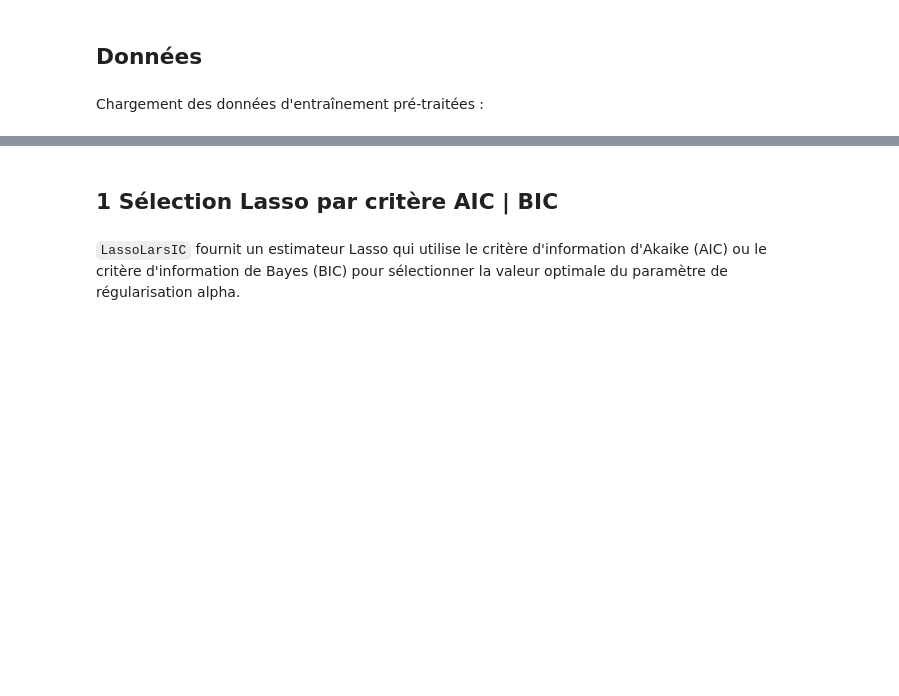
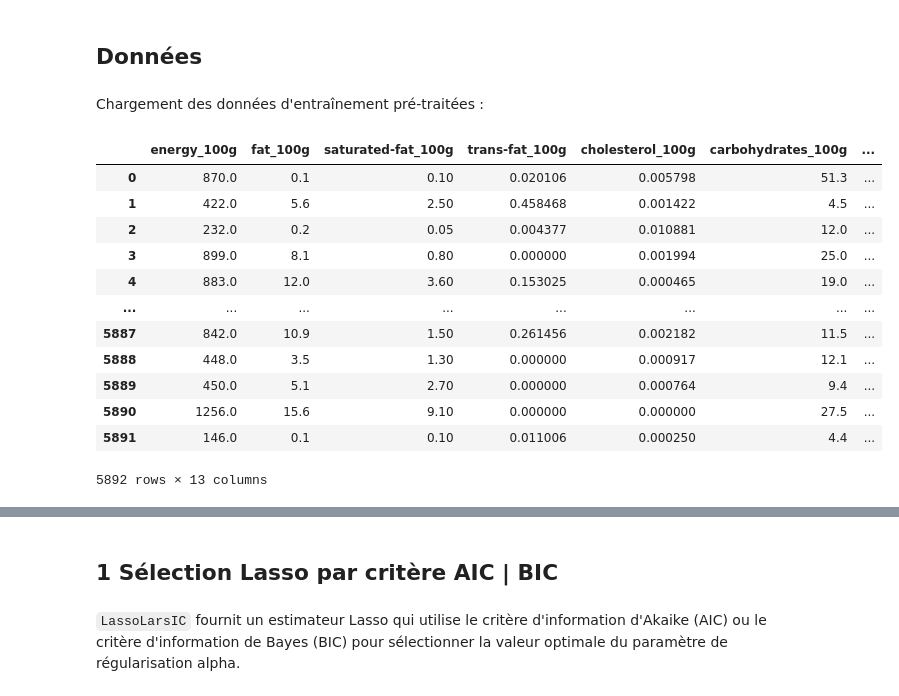
Before and after one commit to ElBaron86/Nutri-Score-Prediction, a Jupyter notebook: src/model/model_selection.ipynb, the cells around one changed output, grey strips where cells are left out. Saved outputs shown, nothing was run; the diff lists cells and outputs as text; code cells hidden in the pictures; blank space fills up the shorter version.

```diff
--- a/src/model/model_selection.ipynb
+++ b/src/model/model_selection.ipynb
@@ -56,3 +51,21 @@ def get_train_test_sets(train_data, test_data):
     return X_train, X_test, y_train, y_test
 
 X_train, X_test, y_train, y_test = get_train_test_sets(train_data=df_train, test_data=df_test)
+# %%
+liste_variables = ['energy_100g', 'fat_100g', 'saturated-fat_100g', 'trans-fat_100g', 'cholesterol_100g', 'carbohydrates_100g', 'sugars_100g', 'fiber_100g', 'salt_100g', 'vitamin-c_100g', 'calcium_100g', 'iron_100g', 'score']
+
+df_train[liste_variables]
+# %% [output]
+|  | energy_100g | fat_100g | saturated-fat_100g | trans-fat_100g | cholesterol_100g | carbohydrates_100g | ... |
+| 0 | 870.0 | 0.1 | 0.10 | 0.020106 | 0.005798 | 51.3 | ... |
+| 1 | 422.0 | 5.6 | 2.50 | 0.458468 | 0.001422 | 4.5 | ... |
+| 2 | 232.0 | 0.2 | 0.05 | 0.004377 | 0.010881 | 12.0 | ... |
+| 3 | 899.0 | 8.1 | 0.80 | 0.000000 | 0.001994 | 25.0 | ... |
+| 4 | 883.0 | 12.0 | 3.60 | 0.153025 | 0.000465 | 19.0 | ... |
+| ... | ... | ... | ... | ... | ... | ... | ... |
+| 5887 | 842.0 | 10.9 | 1.50 | 0.261456 | 0.002182 | 11.5 | ... |
+| 5888 | 448.0 | 3.5 | 1.30 | 0.000000 | 0.000917 | 12.1 | ... |
+| 5889 | 450.0 | 5.1 | 2.70 | 0.000000 | 0.000764 | 9.4 | ... |
+| 5890 | 1256.0 | 15.6 | 9.10 | 0.000000 | 0.000000 | 27.5 | ... |
+| 5891 | 146.0 | 0.1 | 0.10 | 0.011006 | 0.000250 | 4.4 | ... |
+5892 rows × 13 columns
```
Also changed, not shown: parts of 5 cells of this notebook, 3 other files.
